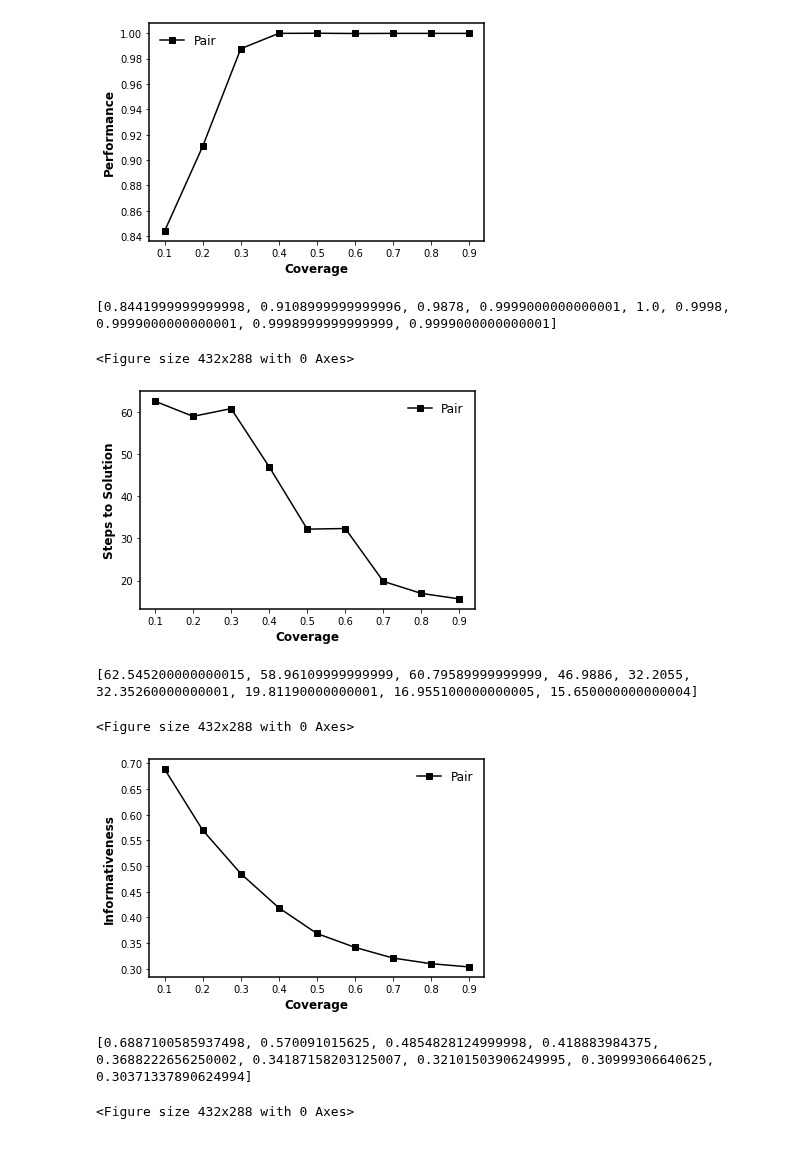
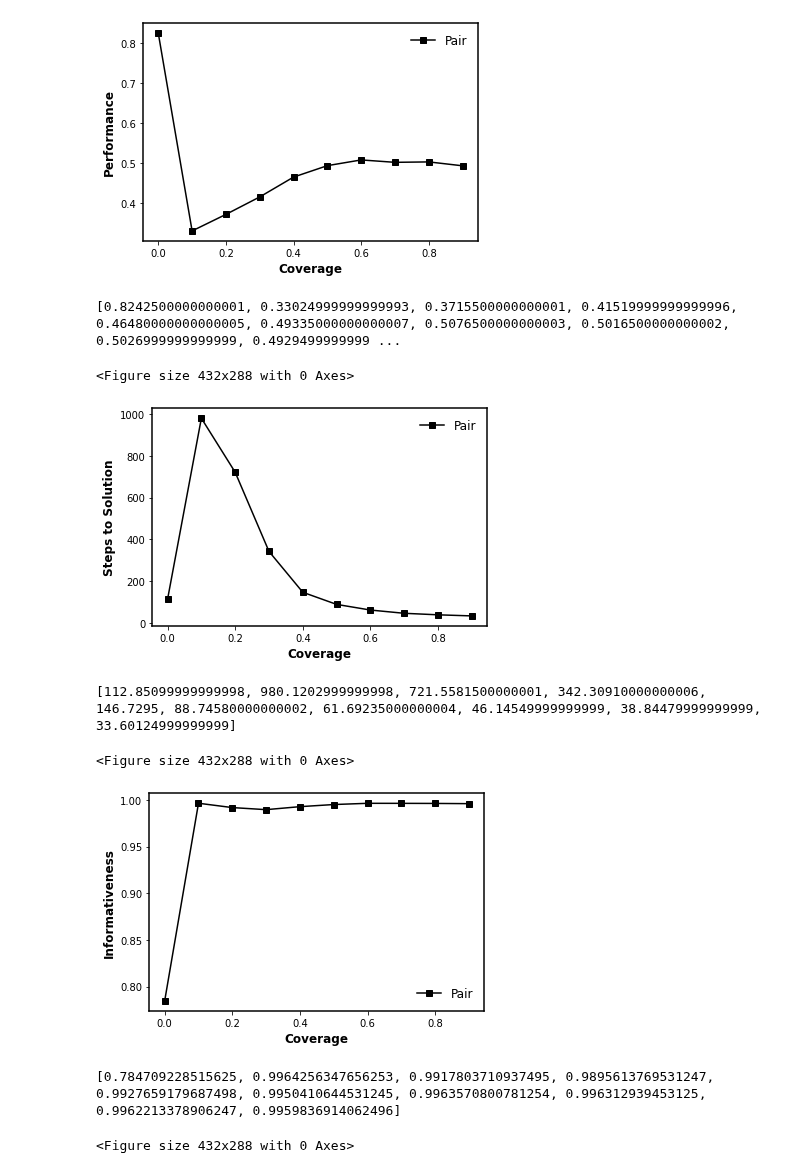
Before and after one commit to GrandJune/HAI, a Jupyter notebook: Coverage_accuracy_0.5/Results.ipynb, the cells around one changed output. Drawn from its saved outputs; the diff is of its cells as text; code cells hidden in the pictures.

Commit message:
Initialize: Figure 1-performance across learning length
Figure 2-Informed across distance from low peaks

```diff
--- a/Coverage_accuracy_0.5/Results.ipynb
+++ b/Coverage_accuracy_0.5/Results.ipynb
@@ -2,7 +2,7 @@
 import matplotlib.pyplot as plt
 import pickle
 legend_properties = {'weight':'bold'}
-data_folder = r"E:\data\hai-0520\Coverage_2"
+data_folder = r"E:\data\hai-0520\Coverage_accuracy_0.5"
 
 pair_performance_file = data_folder + r"\pair_performance_across_coverage"
 pair_knowledge_file = data_folder + r"\pair_knowledge_across_coverage"
@@ -19,28 +19,28 @@ with open(pair_knowledge_quality_file, 'rb') as infile:
     pair_knowledge_quality = pickle.load(infile)
 # %%
 # Performance
-x = [0.1, 0.2, 0.3, 0.4, 0.5, 0.6, 0.7, 0.8, 0.9]
+x = [0, 0.1, 0.2, 0.3, 0.4, 0.5, 0.6, 0.7, 0.8, 0.9]
 # x = [50, 100, 150]
 fig, ax = plt.subplots()
 ax.spines["left"].set_linewidth(1.5)
 ax.spines["right"].set_linewidth(1.5)
 ax.spines["top"].set_linewidth(1.5)
 ax.spines["bottom"].set_linewidth(1.5)
 plt.plot(x, pair_performance_across_episodes, "k-s", label="Pair")
 # plt.plot(x, organic_performance_across_episodes, "k-v", label="Organic")
 plt.xlabel('Coverage', fontweight='bold', fontsize=12)
 plt.ylabel('Performance', fontweight='bold', fontsize=12)
 # plt.xticks(x)
 # ax.set_ylim(0.50, 0.95)
 plt.legend(frameon=False, ncol=1, fontsize=12)
 plt.savefig(data_folder + r"\Performance_across_coverage.png", transparent=True, dpi=300)
 plt.show()
 plt.clf()
 print(pair_performance_across_episodes)
 # print(organic_performance_across_episodes)
 # %% [output]
-[figure, old version]
+[figure, new version]
-[0.8441999999999998, 0.9108999999999996, 0.9878, 0.9999000000000001, 1.0, 0.9998, 0.9999000000000001, 0.9998999999999999, 0.9999000000000001]
+[0.8242500000000001, 0.33024999999999993, 0.3715500000000001, 0.41519999999999996, 0.46480000000000005, 0.49335000000000007, 0.5076500000000003, 0.5016500000000002, 0.5026999999999999, 0.4929499999999 ...
 <Figure size 432x288 with 0 Axes>
 # %%
 # Steps
@@ -62,8 +62,8 @@ plt.clf()
 print(pair_steps_across_episodes)
 # print(organic_steps_across_episodes)
 # %% [output]
-[figure, old version]
+[figure, new version]
-[62.545200000000015, 58.96109999999999, 60.79589999999999, 46.9886, 32.2055, 32.35260000000001, 19.81190000000001, 16.955100000000005, 15.650000000000004]
+[112.85099999999998, 980.1202999999998, 721.5581500000001, 342.30910000000006, 146.7295, 88.74580000000002, 61.69235000000004, 46.14549999999999, 38.84479999999999, 33.60124999999999]
 <Figure size 432x288 with 0 Axes>
 # %%
 # Knowledge I
@@ -84,8 +84,8 @@ plt.show()
 plt.clf()
 print(pair_knowledge_across_episodes)
 # %% [output]
-[figure, old version]
+[figure, new version]
-[0.6887100585937498, 0.570091015625, 0.4854828124999998, 0.418883984375, 0.3688222656250002, 0.34187158203125007, 0.32101503906249995, 0.30999306640625, 0.30371337890624994]
+[0.784709228515625, 0.9964256347656253, 0.9917803710937495, 0.9895613769531247, 0.9927659179687498, 0.9950410644531245, 0.9963570800781254, 0.996312939453125, 0.9962213378906247, 0.9959836914062496]
 <Figure size 432x288 with 0 Axes>
 # %%
 # Knowledge II
```
Also changed, not shown: parts of 3 cells of this notebook, 16 other files.
